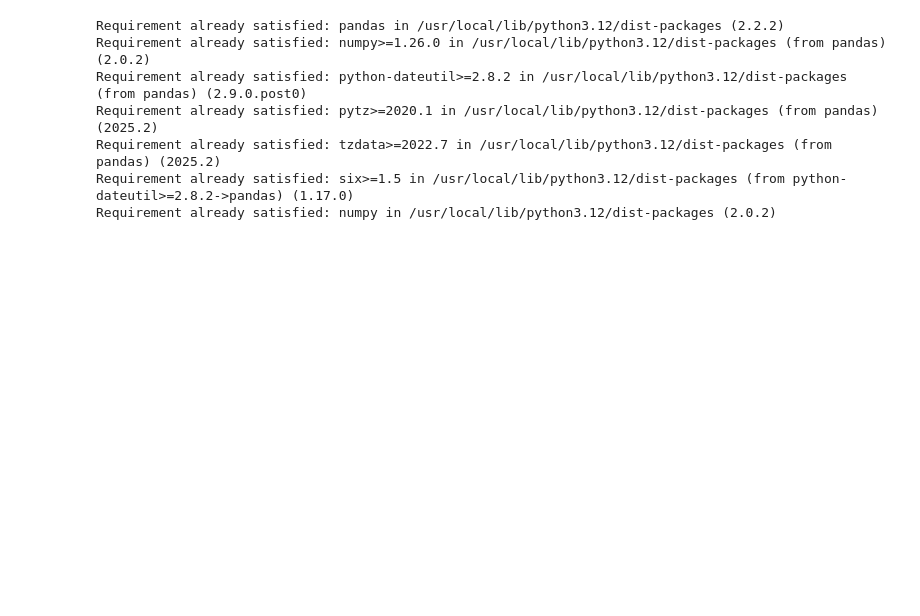
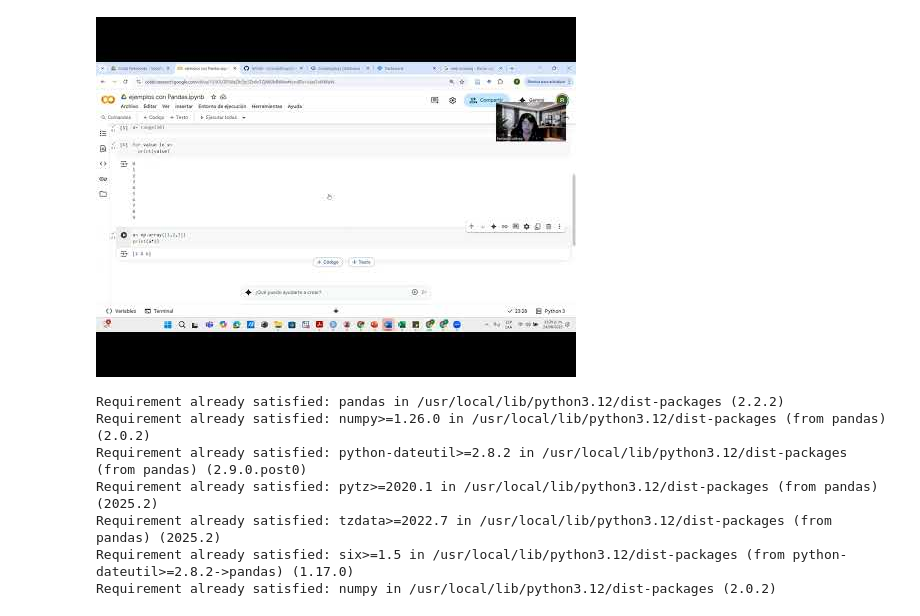
Before and after one commit to rocruzlathrop/retri-social, a Jupyter notebook: ejemplos_con_Pandas.ipynb, the cells around one changed output. Cells and saved outputs as stored; diff of their text form; code cells hidden in the pictures; blank space fills up the shorter version.

```diff
--- a/ejemplos_con_Pandas.ipynb
+++ b/ejemplos_con_Pandas.ipynb
@@ -1,5 +1,12 @@
 # %% [markdown]
 <a href="https://colab.research.google.com/github/rocruzlathrop/retri-social/blob/main/ejemplos_con_Pandas.ipynb" target="_parent"><img src="https://colab.research.google.com/assets/colab-badge.svg" alt="Open In Colab"/></a>
+# %%
+from IPython.display import YouTubeVideo
+
+# Reemplaza el ID del video con el tuyo
+YouTubeVideo('AnXGUb9IMsw')
+# %% [output]
+[figure, added]
 # %%
 !pip install pandas
 !pip install numpy
```
